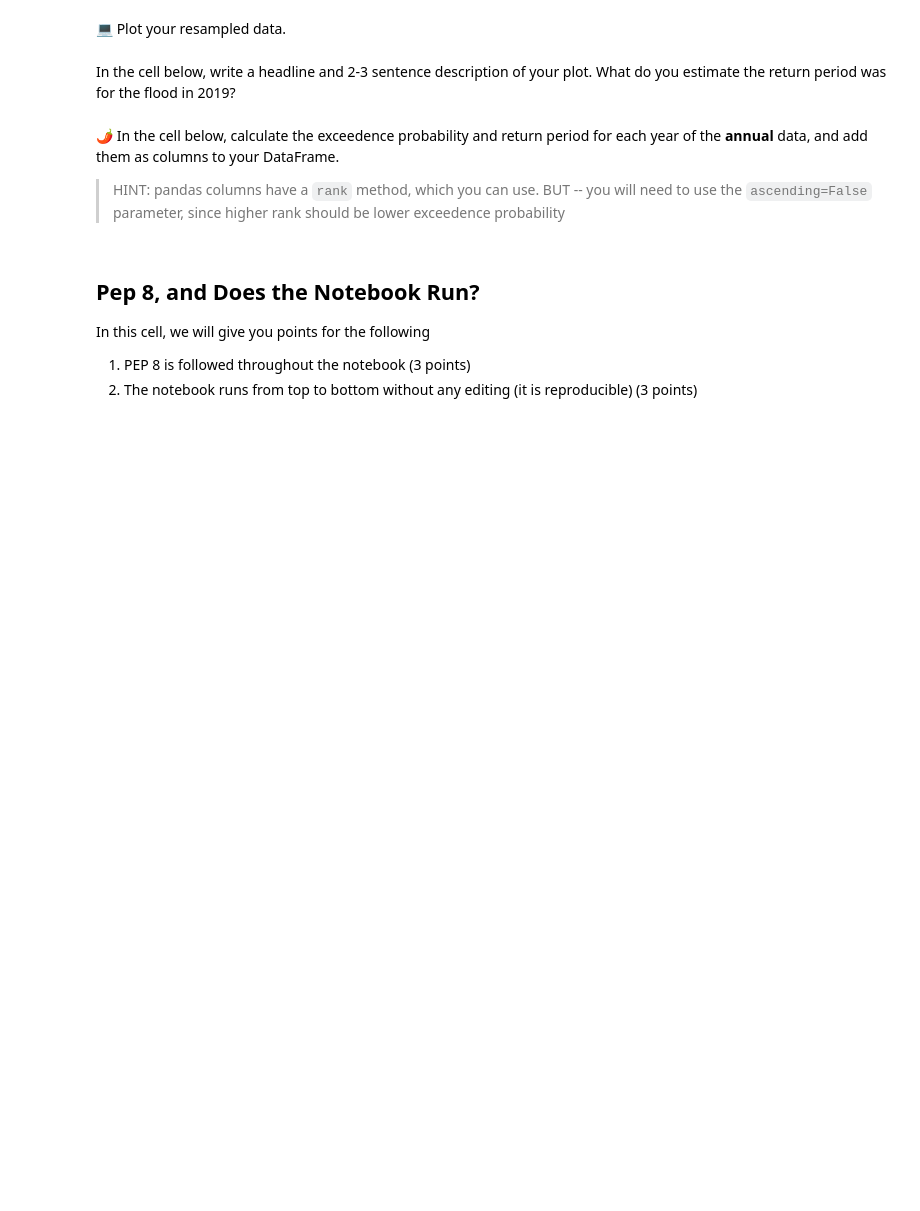
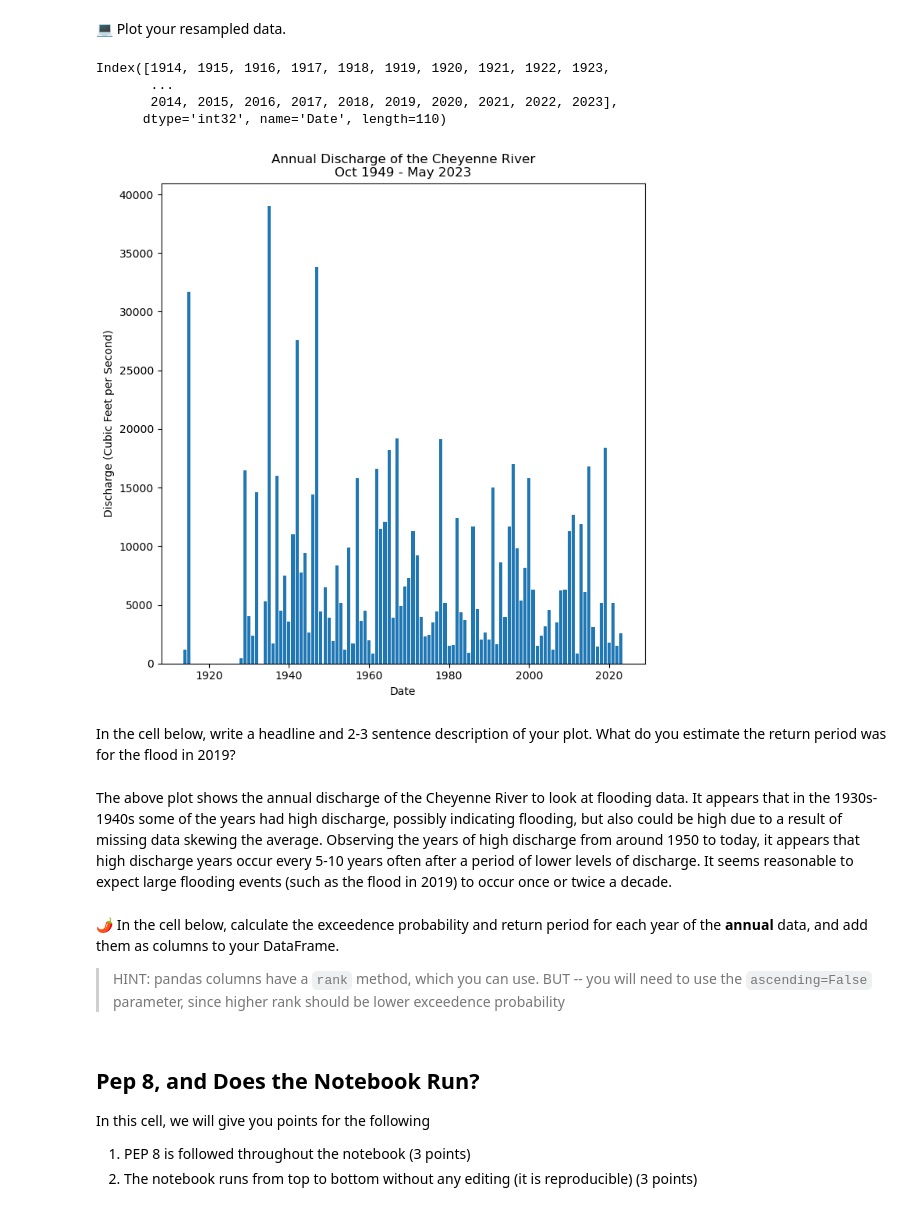
Before and after one commit to ScottNSheldon/time-series-data-ScottNSheldon, a Jupyter notebook: stars-02-time-series.ipynb, the cells around one changed output. Drawn from its saved outputs; the diff is of its cells as text; code cells hidden in the pictures; blank space fills up the shorter version.

```diff
--- a/stars-02-time-series.ipynb
+++ b/stars-02-time-series.ipynb
@@ -505,0 +610,3 @@ raise NotImplementedError()
+# %%
+cheyenne_river_flow_annual = cheyenne_river_flow[['Discharge']].resample('YS').max()
+cheyenne_river_flow_annual
@@ -551,5 +677,25 @@ raise NotImplementedError()
+# %%
+cheyenne_river_flow_annual.index.year
+# %% [output]
+Index([1914, 1915, 1916, 1917, 1918, 1919, 1920, 1921, 1922, 1923,
+       ...
+       2014, 2015, 2016, 2017, 2018, 2019, 2020, 2021, 2022, 2023],
+      dtype='int32', name='Date', length=110)
+# %%
+fig, ax = plt.subplots(figsize=(8,8))
+ax.bar(cheyenne_river_flow_annual.index.year.values,
+       cheyenne_river_flow_annual['Discharge'].values)
+ax.set(xlabel="Date",
+       ylabel="Discharge (Cubic Feet per Second)",
+       title="Annual Discharge of the Cheyenne River\nOct 1949 - May 2023")
+
+plt.show()
+# %% [output]
+[figure, added]
 # %% [markdown]
 In the cell below, write a headline and 2-3 sentence description of your plot. What do you estimate the return period was for the flood in 2019?
+# %% [markdown]
+The above plot shows the annual discharge of the Cheyenne River to look at flooding data. It appears that in the 1930s-1940s some of the years had high discharge, possibly indicating flooding, but also could be high due to a result of missing data skewing the average. Observing the years of high discharge from around 1950 to today, it appears that high discharge years occur every 5-10 years often after a period of lower levels of discharge. It seems reasonable to expect large flooding events (such as the flood in 2019) to occur once or twice a decade.
 # %% [markdown]
 &#127798; In the cell below, calculate the exceedence probability and return period for each year of the **annual** data, and add them as columns to your DataFrame.
 
```
Also changed, not shown: parts of 24 cells of this notebook.
